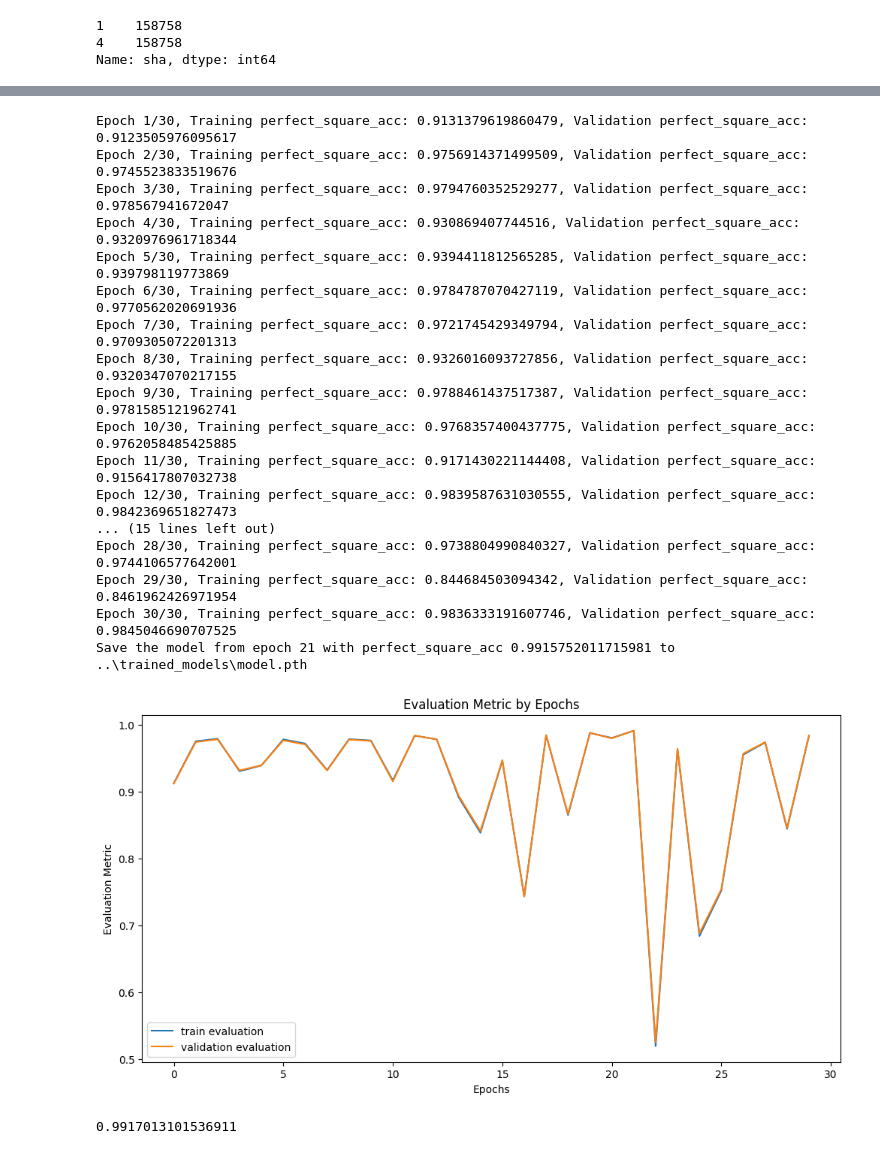
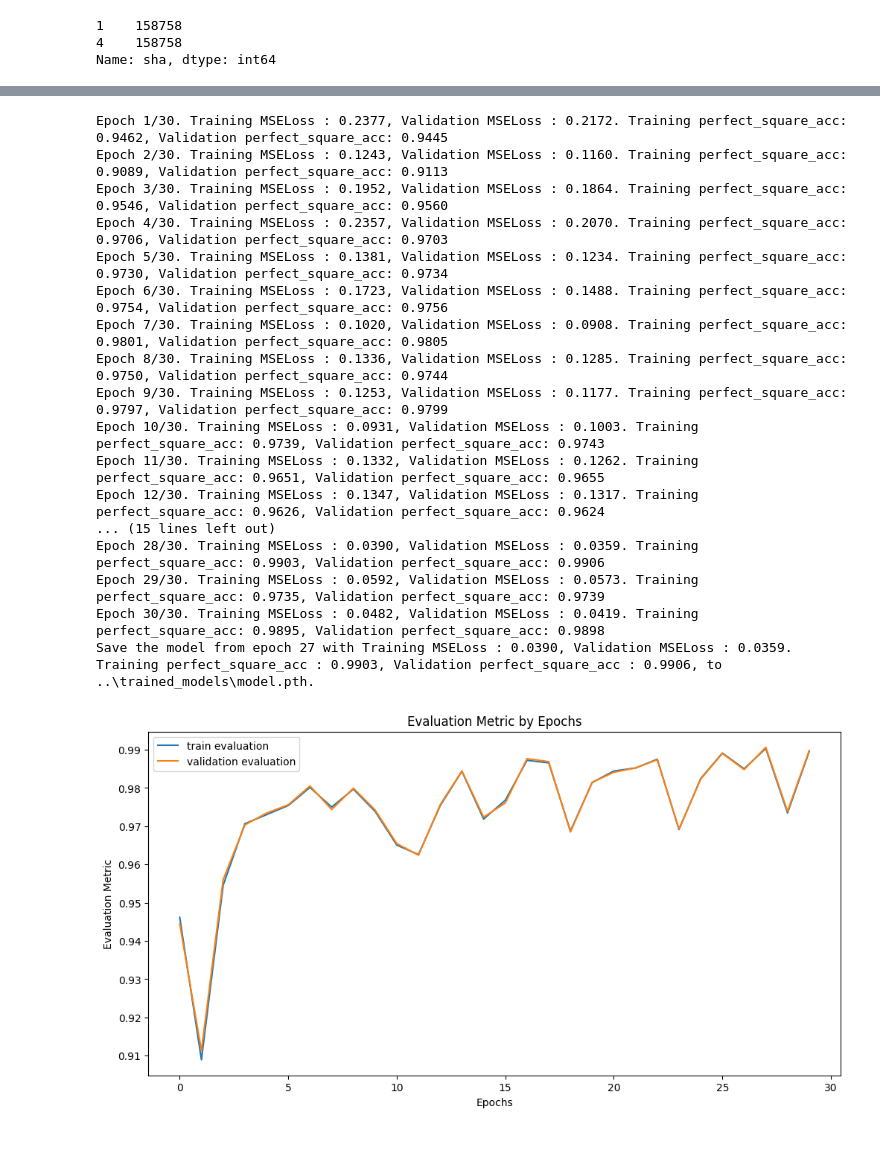
Before and after one commit to BarinderBanwait/ml_rnt, a Jupyter notebook: notebooks/ShaPrediction_BSDFeatures.ipynb, the cells around one changed output, grey strips where cells are left out. Saved outputs shown, nothing was run; the diff lists cells and outputs as text; code cells hidden in the pictures.

```diff
--- a/notebooks/ShaPrediction_BSDFeatures.ipynb
+++ b/notebooks/ShaPrediction_BSDFeatures.ipynb
@@ -19,8 +20,8 @@ Loaded the dataset with 120 features and 3064705 curves..
 # %%
 # to get a balanced dataset with equal amount of 1 and 4 labels
 len_4 = df_BSD[df_BSD['sha'] == 4].shape[0]
-# df_balanced = df[df['sha'] == 1].sample(len_4)
-df_BSD_balanced = df_BSD[df_BSD['sha'] == 1].iloc[:len_4]
+df_BSD_balanced = df_BSD[df_BSD['sha'] == 1].sample(len_4)
+# df_BSD_balanced = df_BSD[df_BSD['sha'] == 1].iloc[:len_4]
 df_BSD_balanced = pd.concat([df_BSD_balanced, df_BSD[df_BSD['sha'] == 4]])
 df_BSD_balanced.sha.value_counts()
 # %% [output]
@@ -38,7 +39,7 @@ input_dim, output_dim = utils.get_input_output_dim(df_BSD_balanced, 'sha', if_re
 device = utils.get_device()
 
 # create model
-model = models.VanillaNN(input_dim, hidden_units, output_dim, if_dropout=False, dropout_rate=0.5, if_batchnorm=True).to(device)
+model = models.VanillaNN(input_dim, hidden_units, output_dim, if_dropout=False, dropout_rate=0.3, if_batchnorm=True).to(device)
 # model = models.VanillaNN(input_dim, hidden_units, output_dim).to(device)
 
 # print model summary
@@ -58,19 +59,3 @@ VanillaNN(
     (6): Linear(in_features=32, out_features=1, bias=True)
   )
 )
-# %%
-# choose model parameters
-hidden_units = [128,64,32]
-
-# default model parameters
-input_dim, output_dim = utils.get_input_output_dim(df_BSD_balanced, 'sha', if_regression=True)
-
-# check if we have cuda available
-device = utils.get_device()
-
-# create model
-model = models.VanillaNN(input_dim, hidden_units, output_dim, if_dropout=False, dropout_rate=0.5, if_batchnorm=True).to(device)
-# model = models.VanillaNN(input_dim, hidden_units, output_dim).to(device)
-
-# print model summary
-utils.model_summary(model)
@@ -99,30 +69,26 @@ evaluator = perfect_square_acc
 # %%
 # split data
 train_dataloader, val_dataset, test_dataset = utils.prepare_data(df_BSD_balanced, 'sha', device, if_regression=True)
 # train the model
-model, train_eval_hist, val_eval_hist = executor.train(model, train_dataloader, val_dataset, loss_func, evaluator, optimizer, num_epochs, if_regression=True, verbose=True)
+model, train_eval_hist, val_eval_hist, train_loss_hist, val_loss_hist = executor.train(model, train_dataloader, val_dataset, loss_func, evaluator, optimizer, num_epochs, if_regression=True, verbose=True)
 # plot train_eval_hist, val_eval_hist
 utils.plot_train_eval_hist(train_eval_hist, val_eval_hist)
 # %% [output]
-Epoch 1/30, Training perfect_square_acc: 0.9131379619860479, Validation perfect_square_acc: 0.9123505976095617
-Epoch 2/30, Training perfect_square_acc: 0.9756914371499509, Validation perfect_square_acc: 0.9745523833519676
-Epoch 3/30, Training perfect_square_acc: 0.9794760352529277, Validation perfect_square_acc: 0.978567941672047
-Epoch 4/30, Training perfect_square_acc: 0.930869407744516, Validation perfect_square_acc: 0.9320976961718344
-Epoch 5/30, Training perfect_square_acc: 0.9394411812565285, Validation perfect_square_acc: 0.939798119773869
-Epoch 6/30, Training perfect_square_acc: 0.9784787070427119, Validation perfect_square_acc: 0.9770562020691936
-Epoch 7/30, Training perfect_square_acc: 0.9721745429349794, Validation perfect_square_acc: 0.9709305072201313
-Epoch 8/30, Training perfect_square_acc: 0.9326016093727856, Validation perfect_square_acc: 0.9320347070217155
-Epoch 9/30, Training perfect_square_acc: 0.9788461437517387, Validation perfect_square_acc: 0.9781585121962741
-Epoch 10/30, Training perfect_square_acc: 0.9768357400437775, Validation perfect_square_acc: 0.9762058485425885
-Epoch 11/30, Training perfect_square_acc: 0.9171430221144408, Validation perfect_square_acc: 0.9156417807032738
-Epoch 12/30, Training perfect_square_acc: 0.9839587631030555, Validation perfect_square_acc: 0.9842369651827473
+Epoch 1/30. Training MSELoss : 0.2377, Validation MSELoss : 0.2172. Training perfect_square_acc: 0.9462, Validation perfect_square_acc: 0.9445
+Epoch 2/30. Training MSELoss : 0.1243, Validation MSELoss : 0.1160. Training perfect_square_acc: 0.9089, Validation perfect_square_acc: 0.9113
+Epoch 3/30. Training MSELoss : 0.1952, Validation MSELoss : 0.1864. Training perfect_square_acc: 0.9546, Validation perfect_square_acc: 0.9560
+Epoch 4/30. Training MSELoss : 0.2357, Validation MSELoss : 0.2070. Training perfect_square_acc: 0.9706, Validation perfect_square_acc: 0.9703
+Epoch 5/30. Training MSELoss : 0.1381, Validation MSELoss : 0.1234. Training perfect_square_acc: 0.9730, Validation perfect_square_acc: 0.9734
+Epoch 6/30. Training MSELoss : 0.1723, Validation MSELoss : 0.1488. Training perfect_square_acc: 0.9754, Validation perfect_square_acc: 0.9756
+Epoch 7/30. Training MSELoss : 0.1020, Validation MSELoss : 0.0908. Training perfect_square_acc: 0.9801, Validation perfect_square_acc: 0.9805
+Epoch 8/30. Training MSELoss : 0.1336, Validation MSELoss : 0.1285. Training perfect_square_acc: 0.9750, Validation perfect_square_acc: 0.9744
+Epoch 9/30. Training MSELoss : 0.1253, Validation MSELoss : 0.1177. Training perfect_square_acc: 0.9797, Validation perfect_square_acc: 0.9799
+Epoch 10/30. Training MSELoss : 0.0931, Validation MSELoss : 0.1003. Training perfect_square_acc: 0.9739, Validation perfect_square_acc: 0.9743
+Epoch 11/30. Training MSELoss : 0.1332, Validation MSELoss : 0.1262. Training perfect_square_acc: 0.9651, Validation perfect_square_acc: 0.9655
+Epoch 12/30. Training MSELoss : 0.1347, Validation MSELoss : 0.1317. Training perfect_square_acc: 0.9626, Validation perfect_square_acc: 0.9624
 ... (15 lines left out)
-Epoch 28/30, Training perfect_square_acc: 0.9738804990840327, Validation perfect_square_acc: 0.9744106577642001
-Epoch 29/30, Training perfect_square_acc: 0.844684503094342, Validation perfect_square_acc: 0.8461962426971954
-Epoch 30/30, Training perfect_square_acc: 0.9836333191607746, Validation perfect_square_acc: 0.9845046690707525
-Save the model from epoch 21 with perfect_square_acc 0.9915752011715981 to ..\trained_models\model.pth
+Epoch 28/30. Training MSELoss : 0.0390, Validation MSELoss : 0.0359. Training perfect_square_acc: 0.9903, Validation perfect_square_acc: 0.9906
+Epoch 29/30. Training MSELoss : 0.0592, Validation MSELoss : 0.0573. Training perfect_square_acc: 0.9735, Validation perfect_square_acc: 0.9739
+Epoch 30/30. Training MSELoss : 0.0482, Validation MSELoss : 0.0419. Training perfect_square_acc: 0.9895, Validation perfect_square_acc: 0.9898
+Save the model from epoch 27 with Training MSELoss : 0.0390, Validation MSELoss : 0.0359. Training perfect_square_acc : 0.9903, Validation perfect_square_acc : 0.9906, to ..\trained_models\model.pth.
-[figure, old version]
+[figure, new version]
-# %%
-executor.test(model, test_dataset, evaluator, if_regression = True)
-# %% [output]
-0.9917013101536911
```
Also changed, not shown: parts of 5 cells of this notebook, 4 other files.
